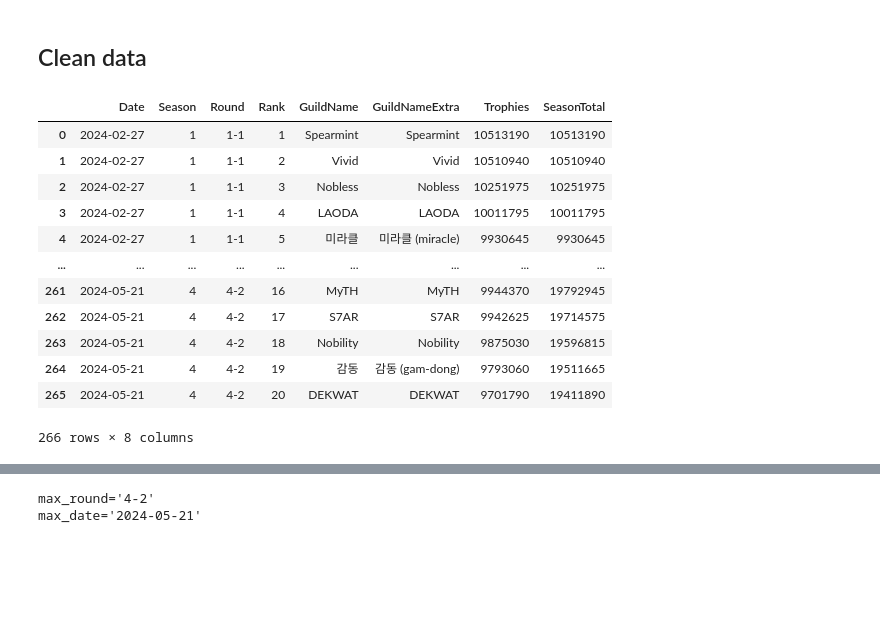
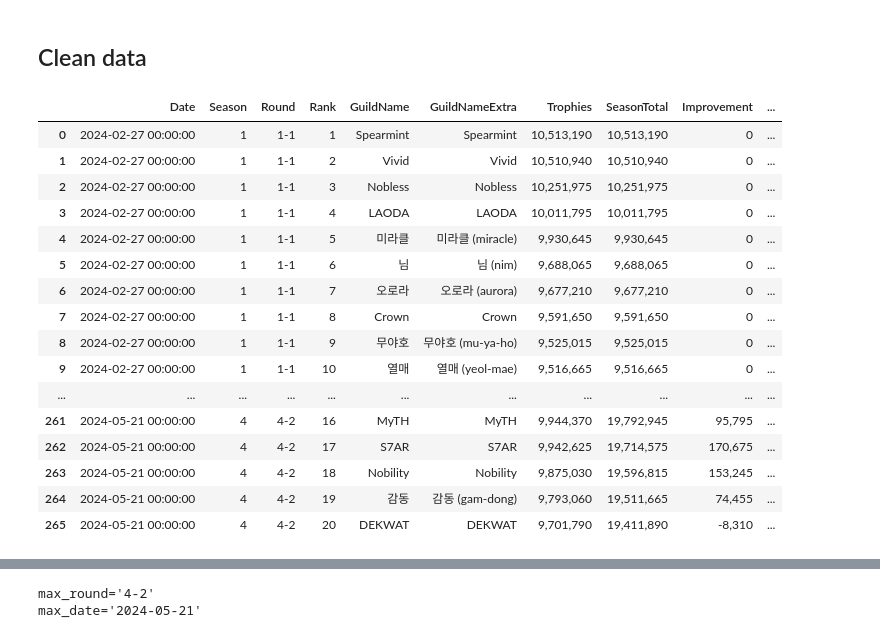
Before and after one commit to nutthawootp/CRK_guild_boss, a Jupyter notebook: cleaning.ipynb, the cells around one changed output, grey strips where cells are left out. Cells and saved outputs as stored; diff of their text form; code cells hidden in the pictures; blank space fills up the shorter version.

Commit message:
add display dataframe function

```diff
--- a/cleaning.ipynb
+++ b/cleaning.ipynb
@@ -188,19 +538,23 @@ memory usage: 20.3+ KB
 # %% [markdown]
 ## Clean data
 # %%
-df1 = clean_data(df_raw.copy())
-df1
+data1 = clean_data(df_raw.copy())
+df_style(data1)
 # %% [output]
-|  | Date | Season | Round | Rank | GuildName | GuildNameExtra | Trophies | SeasonTotal |
-| 0 | 2024-02-27 | 1 | 1-1 | 1 | Spearmint | Spearmint | 10513190 | 10513190 |
-| 1 | 2024-02-27 | 1 | 1-1 | 2 | Vivid | Vivid | 10510940 | 10510940 |
-| 2 | 2024-02-27 | 1 | 1-1 | 3 | Nobless | Nobless | 10251975 | 10251975 |
-| 3 | 2024-02-27 | 1 | 1-1 | 4 | LAODA | LAODA | 10011795 | 10011795 |
-| 4 | 2024-02-27 | 1 | 1-1 | 5 | 미라클 | 미라클 (miracle) | 9930645 | 9930645 |
-| ... | ... | ... | ... | ... | ... | ... | ... | ... |
-| 261 | 2024-05-21 | 4 | 4-2 | 16 | MyTH | MyTH | 9944370 | 19792945 |
-| 262 | 2024-05-21 | 4 | 4-2 | 17 | S7AR | S7AR | 9942625 | 19714575 |
-| 263 | 2024-05-21 | 4 | 4-2 | 18 | Nobility | Nobility | 9875030 | 19596815 |
-| 264 | 2024-05-21 | 4 | 4-2 | 19 | 감동 | 감동 (gam-dong) | 9793060 | 19511665 |
-| 265 | 2024-05-21 | 4 | 4-2 | 20 | DEKWAT | DEKWAT | 9701790 | 19411890 |
+|  | Date | Season | Round | Rank | GuildName | GuildNameExtra | Trophies | SeasonTotal | Improvement | ... |
+| 0 | 2024-02-27 00:00:00 | 1 | 1-1 | 1 | Spearmint | Spearmint | 10,513,190 | 10,513,190 | 0 | ... |
+| 1 | 2024-02-27 00:00:00 | 1 | 1-1 | 2 | Vivid | Vivid | 10,510,940 | 10,510,940 | 0 | ... |
+| 2 | 2024-02-27 00:00:00 | 1 | 1-1 | 3 | Nobless | Nobless | 10,251,975 | 10,251,975 | 0 | ... |
+| 3 | 2024-02-27 00:00:00 | 1 | 1-1 | 4 | LAODA | LAODA | 10,011,795 | 10,011,795 | 0 | ... |
+| 4 | 2024-02-27 00:00:00 | 1 | 1-1 | 5 | 미라클 | 미라클 (miracle) | 9,930,645 | 9,930,645 | 0 | ... |
+| 5 | 2024-02-27 00:00:00 | 1 | 1-1 | 6 | 님 | 님 (nim) | 9,688,065 | 9,688,065 | 0 | ... |
+| 6 | 2024-02-27 00:00:00 | 1 | 1-1 | 7 | 오로라 | 오로라 (aurora) | 9,677,210 | 9,677,210 | 0 | ... |
+| 7 | 2024-02-27 00:00:00 | 1 | 1-1 | 8 | Crown | Crown | 9,591,650 | 9,591,650 | 0 | ... |
+| 8 | 2024-02-27 00:00:00 | 1 | 1-1 | 9 | 무야호 | 무야호 (mu-ya-ho) | 9,525,015 | 9,525,015 | 0 | ... |
+| 9 | 2024-02-27 00:00:00 | 1 | 1-1 | 10 | 열매 | 열매 (yeol-mae) | 9,516,665 | 9,516,665 | 0 | ... |
+| ... | ... | ... | ... | ... | ... | ... | ... | ... | ... | ... |
+| 261 | 2024-05-21 00:00:00 | 4 | 4-2 | 16 | MyTH | MyTH | 9,944,370 | 19,792,945 | 95,795 | ... |
+| 262 | 2024-05-21 00:00:00 | 4 | 4-2 | 17 | S7AR | S7AR | 9,942,625 | 19,714,575 | 170,675 | ... |
+| 263 | 2024-05-21 00:00:00 | 4 | 4-2 | 18 | Nobility | Nobility | 9,875,030 | 19,596,815 | 153,245 | ... |
+| 264 | 2024-05-21 00:00:00 | 4 | 4-2 | 19 | 감동 | 감동 (gam-dong) | 9,793,060 | 19,511,665 | 74,455 | ... |
+| 265 | 2024-05-21 00:00:00 | 4 | 4-2 | 20 | DEKWAT | DEKWAT | 9,701,790 | 19,411,890 | -8,310 | ... |
-266 rows × 8 columns
```
Also changed, not shown: parts of 32 cells of this notebook.
